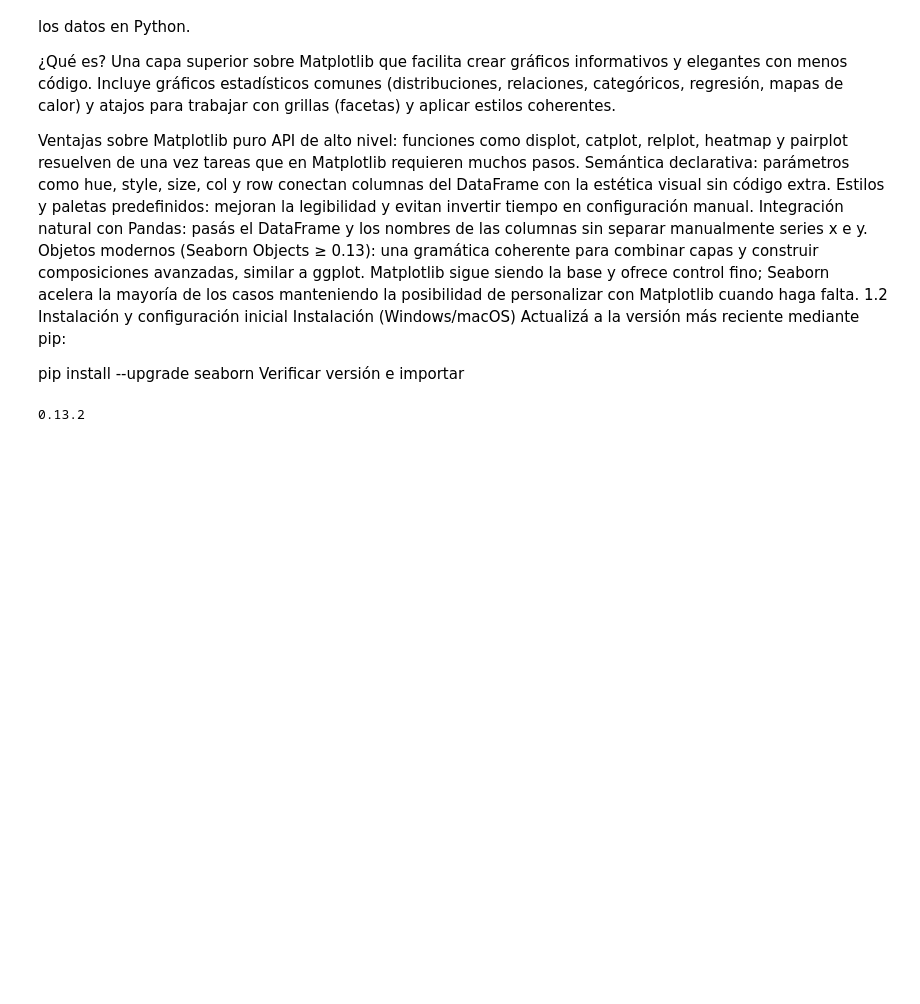
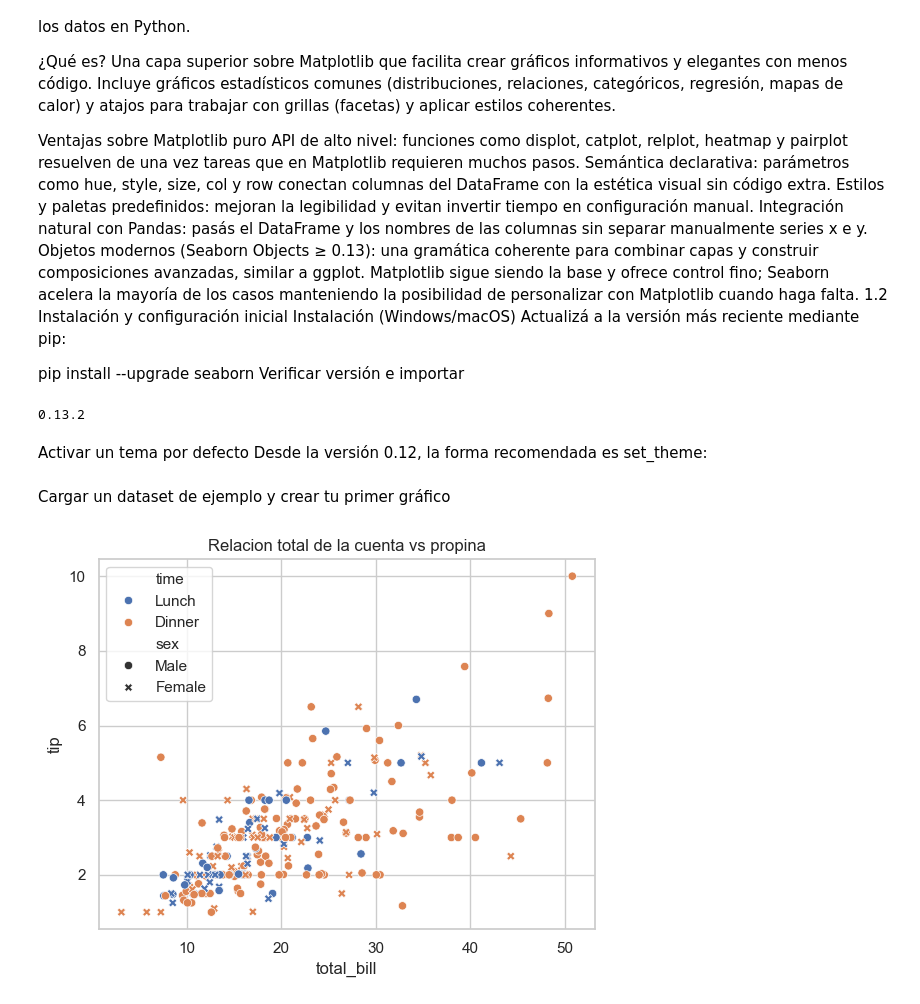
Before and after one commit to wilson-j-insaurralde/Seaborn, a Jupyter notebook: teoria/001_Introducción a Seaborn.ipynb, the cells around one changed output. Saved outputs shown, nothing was run; the diff lists cells and outputs as text; code cells hidden in the pictures; blank space fills up the shorter version.

Commit message:
readme y primer commit

```diff
--- a/teoria/001_Introducción a Seaborn.ipynb
+++ b/teoria/001_Introducción a Seaborn.ipynb
@@ -26,3 +26,22 @@ import matplotlib.pyplot as plt
 print(sns.__version__)
 # %% [output]
 0.13.2
+# %% [markdown]
+Activar un tema por defecto
+Desde la versión 0.12, la forma recomendada es set_theme:
+# %%
+sns.set_theme()                     # Tema estandar agradable y legible
+# Opcional: elegir estilo y contexto desde el inicio
+sns.set_theme(style="whitegrid", context="notebook")
+# %% [markdown]
+Cargar un dataset de ejemplo y crear tu primer gráfico
+# %%
+import seaborn as sns
+import matplotlib.pyplot as plt
+
+tips = sns.load_dataset("tips")     # DataFrame con datos de propinas
+sns.scatterplot(data=tips, x="total_bill", y="tip", hue="time", style="sex")
+plt.title("Relacion total de la cuenta vs propina")
+plt.show()
+# %% [output]
+[figure, added]
```
Also changed, not shown: parts of 17 cells of this notebook, 1 other file.
